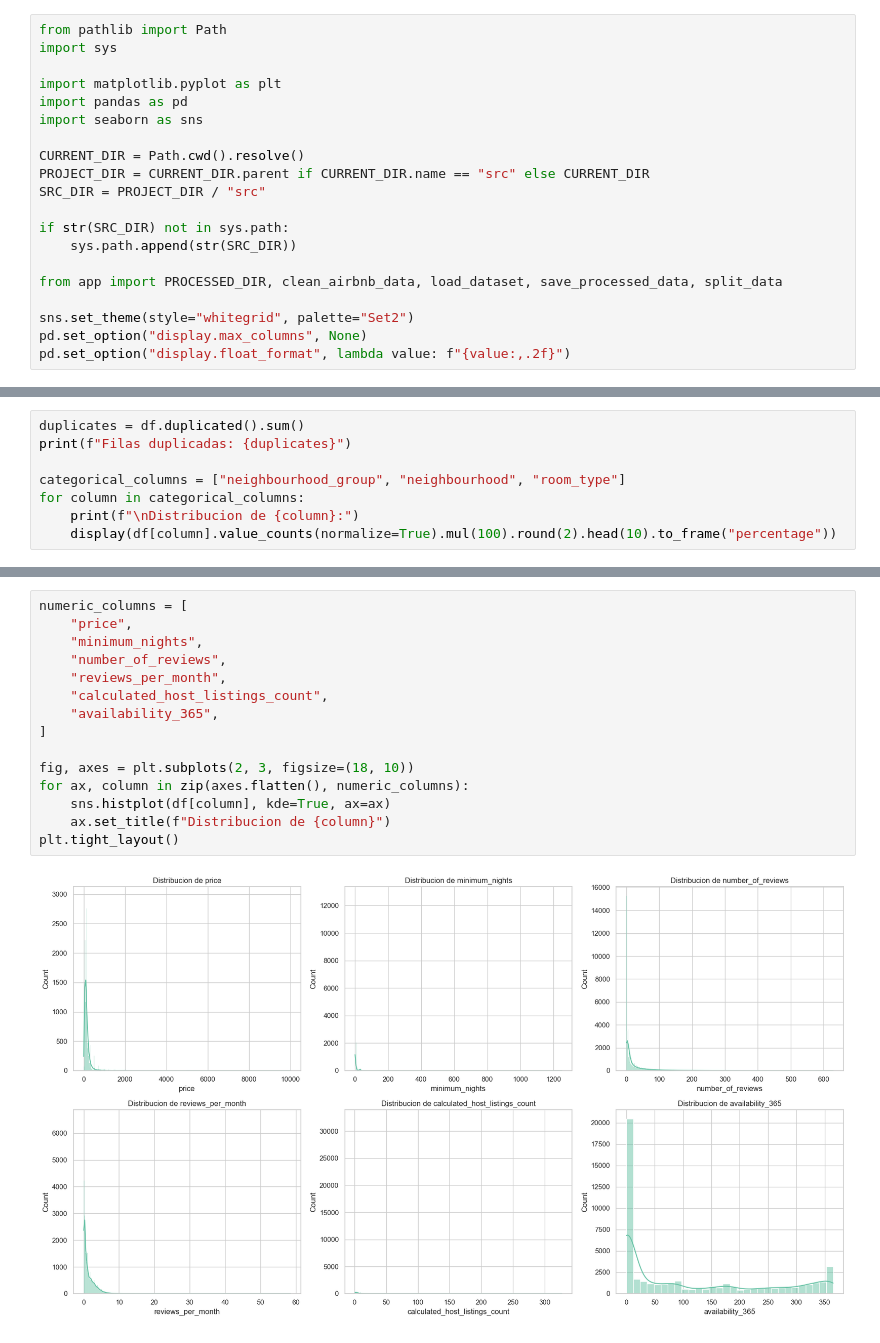
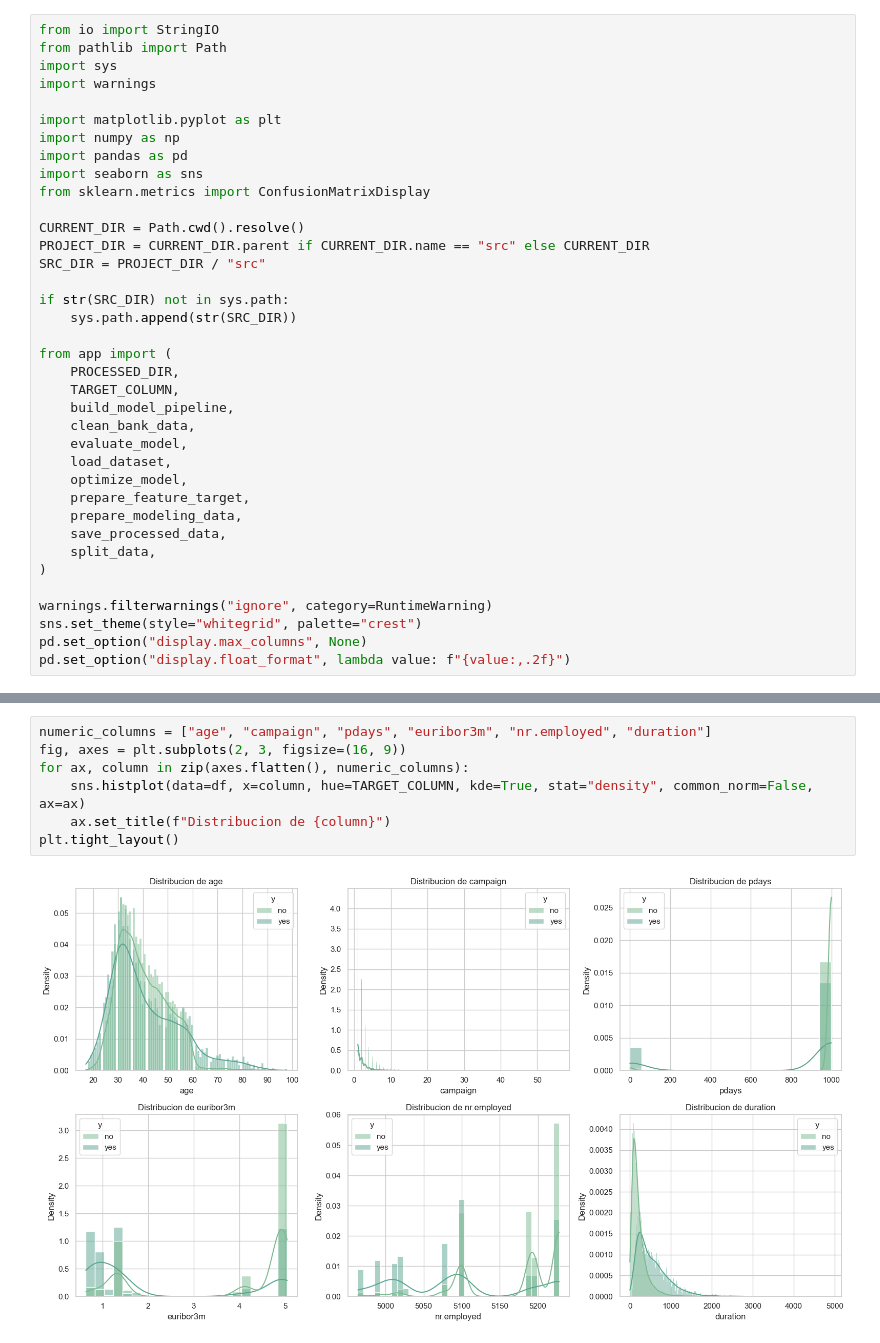
Before and after one commit to 4GeeksAcademy/Dragcessa1998-tutorial-de-Proyecto-de-Regresi-n-Log-stica, a Jupyter notebook: src/explore.ipynb, the cells around one changed output, grey strips where cells are left out. Saved outputs shown, nothing was run; the diff lists cells and outputs as text.

```diff
--- a/src/explore.ipynb
+++ b/src/explore.ipynb
@@ -13,10 +9,14 @@ Este notebook realiza un analisis exploratorio completo del dataset `AB_NYC_2019
 # %%
+from io import StringIO
 from pathlib import Path
 import sys
+import warnings
 
 import matplotlib.pyplot as plt
+import numpy as np
 import pandas as pd
 import seaborn as sns
+from sklearn.metrics import ConfusionMatrixDisplay
 
 CURRENT_DIR = Path.cwd().resolve()
 PROJECT_DIR = CURRENT_DIR.parent if CURRENT_DIR.name == "src" else CURRENT_DIR
@@ -25,8 +25,21 @@ SRC_DIR = PROJECT_DIR / "src"
 if str(SRC_DIR) not in sys.path:
     sys.path.append(str(SRC_DIR))
 
-from app import PROCESSED_DIR, clean_airbnb_data, load_dataset, save_processed_data, split_data
+from app import (
+    PROCESSED_DIR,
+    TARGET_COLUMN,
+    build_model_pipeline,
+    clean_bank_data,
+    evaluate_model,
+    load_dataset,
+    optimize_model,
+    prepare_feature_target,
+    prepare_modeling_data,
+    save_processed_data,
+    split_data,
+)
 
-sns.set_theme(style="whitegrid", palette="Set2")
+warnings.filterwarnings("ignore", category=RuntimeWarning)
+sns.set_theme(style="whitegrid", palette="crest")
 pd.set_option("display.max_columns", None)
 pd.set_option("display.float_format", lambda value: f"{value:,.2f}")
@@ -100,8 +96,0 @@ missing[missing["missing_values"] > 0]
-# %%
-duplicates = df.duplicated().sum()
-print(f"Filas duplicadas: {duplicates}")
-
-categorical_columns = ["neighbourhood_group", "neighbourhood", "room_type"]
-for column in categorical_columns:
-    print(f"\nDistribucion de {column}:")
-    display(df[column].value_counts(normalize=True).mul(100).round(2).head(10).to_frame("percentage"))
@@ -138,17 +126,9 @@ Distribucion de room_type:
 # %%
-numeric_columns = [
-    "price",
-    "minimum_nights",
-    "number_of_reviews",
-    "reviews_per_month",
-    "calculated_host_listings_count",
-    "availability_365",
-]
-
-fig, axes = plt.subplots(2, 3, figsize=(18, 10))
+numeric_columns = ["age", "campaign", "pdays", "euribor3m", "nr.employed", "duration"]
+fig, axes = plt.subplots(2, 3, figsize=(16, 9))
 for ax, column in zip(axes.flatten(), numeric_columns):
-    sns.histplot(df[column], kde=True, ax=ax)
+    sns.histplot(data=df, x=column, hue=TARGET_COLUMN, kde=True, stat="density", common_norm=False, ax=ax)
     ax.set_title(f"Distribucion de {column}")
 plt.tight_layout()
 # %% [output]
-[figure, old version]
+[figure, new version]
```
Also changed, not shown: parts of 25 cells of this notebook, 1 other file.
